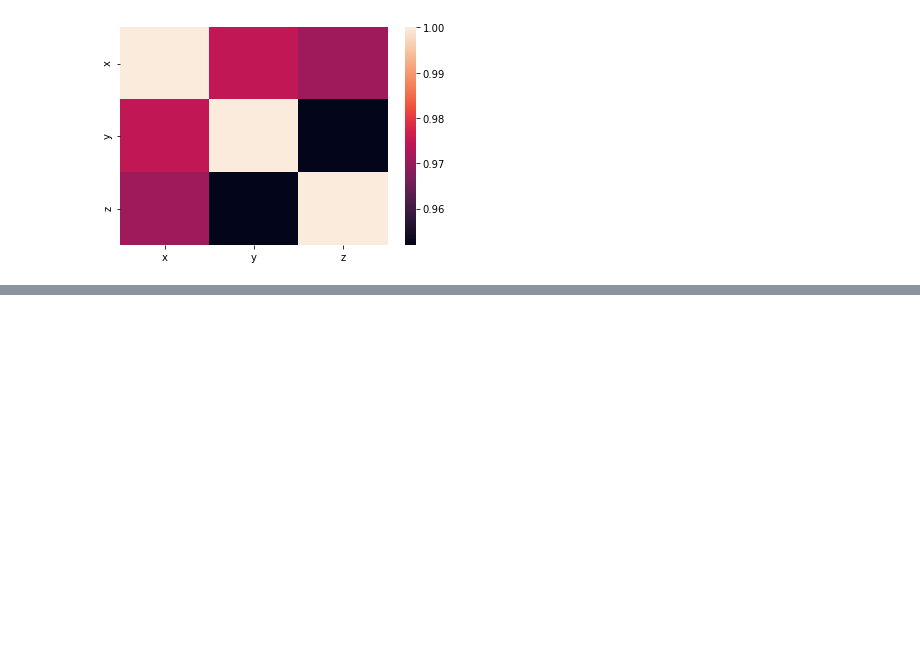
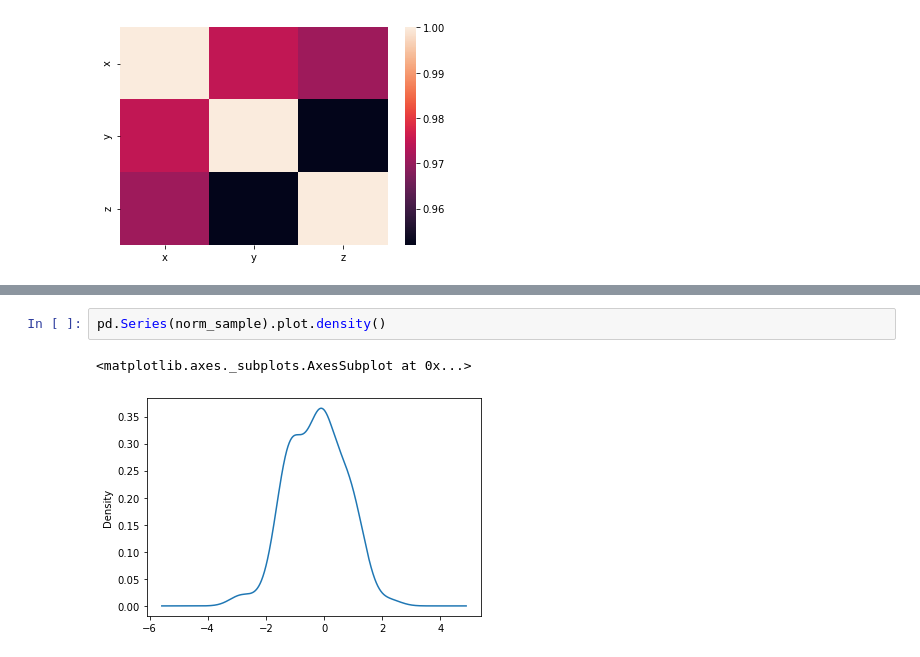
Before and after one commit to boyuan-li/BL-statistics, a Jupyter notebook: Statistics.ipynb, the cells around one changed output, grey strips where cells are left out. Saved outputs shown, nothing was run; the diff lists cells and outputs as text; blank space fills up the shorter version.

```diff
--- a/Statistics.ipynb
+++ b/Statistics.ipynb
@@ -78,0 +150,5 @@ df.sample(n = 100)
+# %%
+pd.Series(norm_sample).plot.density()
+# %% [output]
+<matplotlib.axes._subplots.AxesSubplot at 0x...>
+[figure, added]
```
Also changed, not shown: parts of 77 cells of this notebook.
